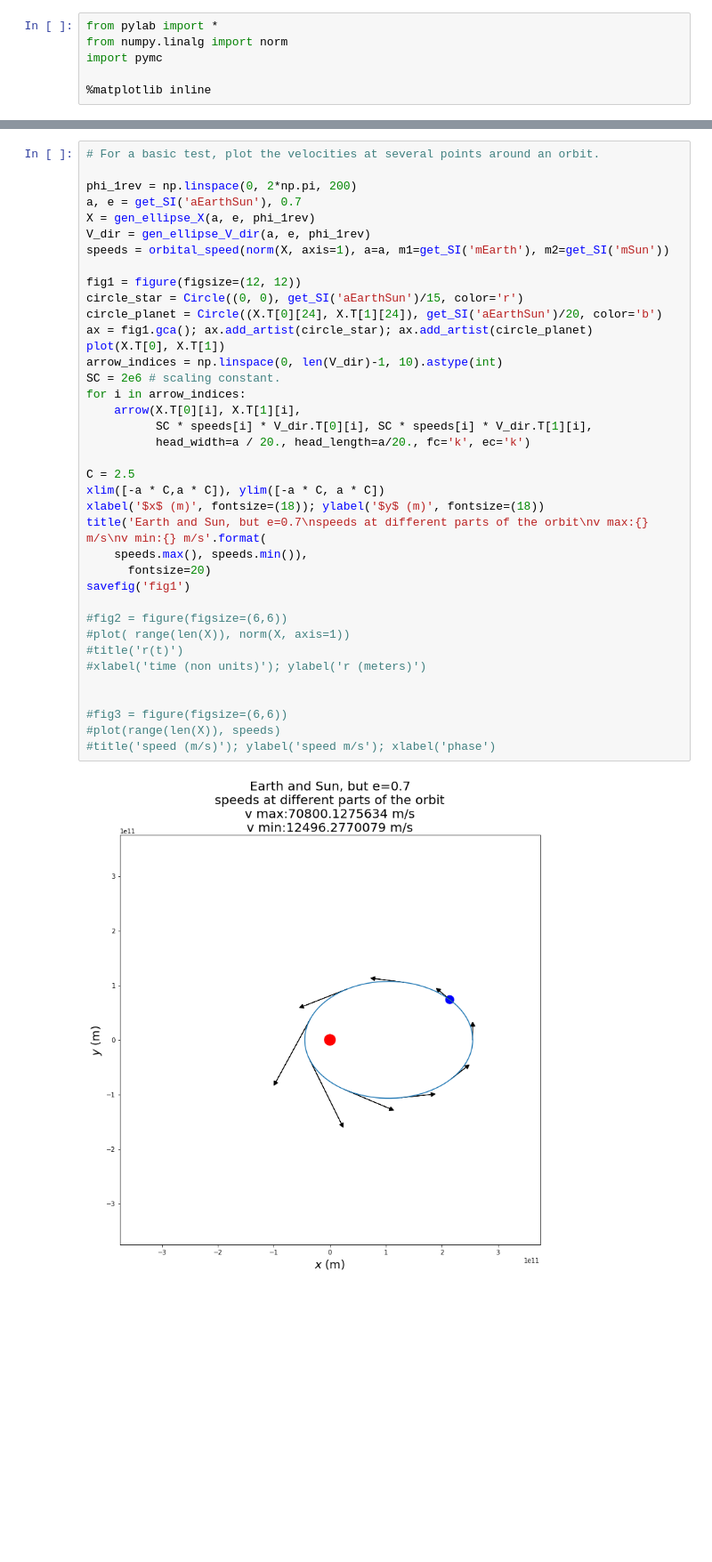
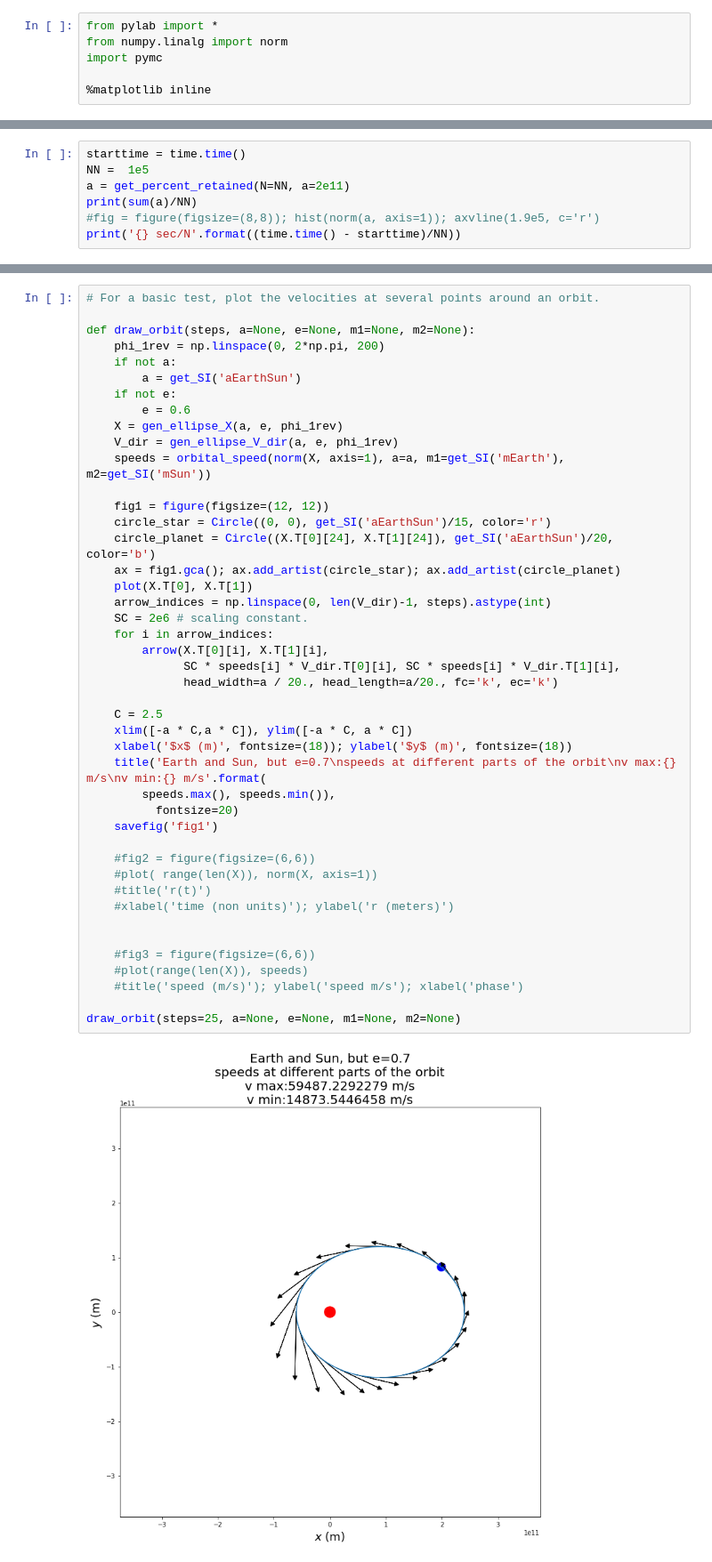
Before and after one commit to adeich/Supernova_orbit, a Jupyter notebook: all_methods.ipynb, the cells around one changed output, grey strips where cells are left out. Shown: that part at 89% size. Saved outputs shown, nothing was run; the diff lists cells and outputs as text; blank space fills up the shorter version.

```diff
--- a/all_methods.ipynb
+++ b/all_methods.ipynb
@@ -68,0 +118,7 @@ def NewAE(m, M, r_vec, v_vec):
+# %%
+starttime = time.time()
+NN =  1e5
+a = get_percent_retained(N=NN, a=2e11)
+print(sum(a)/NN)
+#fig = figure(figsize=(8,8)); hist(norm(a, axis=1)); axvline(1.9e5, c='r')
+print('{} sec/N'.format((time.time() - starttime)/NN))
@@ -69,43 +130,49 @@ def NewAE(m, M, r_vec, v_vec):
 # %%
 # For a basic test, plot the velocities at several points around an orbit.
 
-phi_1rev = np.linspace(0, 2*np.pi, 200)
-a, e = get_SI('aEarthSun'), 0.7
-X = gen_ellipse_X(a, e, phi_1rev)
-V_dir = gen_ellipse_V_dir(a, e, phi_1rev)
-speeds = orbital_speed(norm(X, axis=1), a=a, m1=get_SI('mEarth'), m2=get_SI('mSun'))
+def draw_orbit(steps, a=None, e=None, m1=None, m2=None):
+    phi_1rev = np.linspace(0, 2*np.pi, 200)
+    if not a:
+        a = get_SI('aEarthSun')
+    if not e:
+        e = 0.6
+    X = gen_ellipse_X(a, e, phi_1rev)
+    V_dir = gen_ellipse_V_dir(a, e, phi_1rev)
+    speeds = orbital_speed(norm(X, axis=1), a=a, m1=get_SI('mEarth'), m2=get_SI('mSun'))
 
-fig1 = figure(figsize=(12, 12))
-circle_star = Circle((0, 0), get_SI('aEarthSun')/15, color='r')
-circle_planet = Circle((X.T[0][24], X.T[1][24]), get_SI('aEarthSun')/20, color='b')
-ax = fig1.gca(); ax.add_artist(circle_star); ax.add_artist(circle_planet)
-plot(X.T[0], X.T[1])
-arrow_indices = np.linspace(0, len(V_dir)-1, 10).astype(int)
-SC = 2e6 # scaling constant.
-for i in arrow_indices:
-    arrow(X.T[0][i], X.T[1][i],
-          SC * speeds[i] * V_dir.T[0][i], SC * speeds[i] * V_dir.T[1][i],
-          head_width=a / 20., head_length=a/20., fc='k', ec='k')
+    fig1 = figure(figsize=(12, 12))
+    circle_star = Circle((0, 0), get_SI('aEarthSun')/15, color='r')
+    circle_planet = Circle((X.T[0][24], X.T[1][24]), get_SI('aEarthSun')/20, color='b')
+    ax = fig1.gca(); ax.add_artist(circle_star); ax.add_artist(circle_planet)
+    plot(X.T[0], X.T[1])
+    arrow_indices = np.linspace(0, len(V_dir)-1, steps).astype(int)
+    SC = 2e6 # scaling constant.
+    for i in arrow_indices:
+        arrow(X.T[0][i], X.T[1][i],
+              SC * speeds[i] * V_dir.T[0][i], SC * speeds[i] * V_dir.T[1][i],
+              head_width=a / 20., head_length=a/20., fc='k', ec='k')
 
-C = 2.5
-xlim([-a * C,a * C]), ylim([-a * C, a * C])
-xlabel('$x$ (m)', fontsize=(18)); ylabel('$y$ (m)', fontsize=(18))
-title('Earth and Sun, but e=0.7\nspeeds at different parts of the orbit\nv max:{} m/s\nv min:{} m/s'.format(
-    speeds.max(), speeds.min()),
-      fontsize=20)
-savefig('fig1')
+    C = 2.5
+    xlim([-a * C,a * C]), ylim([-a * C, a * C])
+    xlabel('$x$ (m)', fontsize=(18)); ylabel('$y$ (m)', fontsize=(18))
+    title('Earth and Sun, but e=0.7\nspeeds at different parts of the orbit\nv max:{} m/s\nv min:{} m/s'.format(
+        speeds.max(), speeds.min()),
+          fontsize=20)
+    savefig('fig1')
 
-#fig2 = figure(figsize=(6,6))
-#plot( range(len(X)), norm(X, axis=1))
-#title('r(t)')
-#xlabel('time (non units)'); ylabel('r (meters)')
+    #fig2 = figure(figsize=(6,6))
+    #plot( range(len(X)), norm(X, axis=1))
+    #title('r(t)')
+    #xlabel('time (non units)'); ylabel('r (meters)')
 
 
-#fig3 = figure(figsize=(6,6))
-#plot(range(len(X)), speeds)
-#title('speed (m/s)'); ylabel('speed m/s'); xlabel('phase')
+    #fig3 = figure(figsize=(6,6))
+    #plot(range(len(X)), speeds)
+    #title('speed (m/s)'); ylabel('speed m/s'); xlabel('phase')
+
+draw_orbit(steps=25, a=None, e=None, m1=None, m2=None)
 # %% [output]
-[figure, old version]
+[figure, new version]
 # %%
 # Now, adding in kick velocity and marking where in the orbit the planet remains orbitally bound.
 
```
Also changed, not shown: parts of 8 cells of this notebook.
